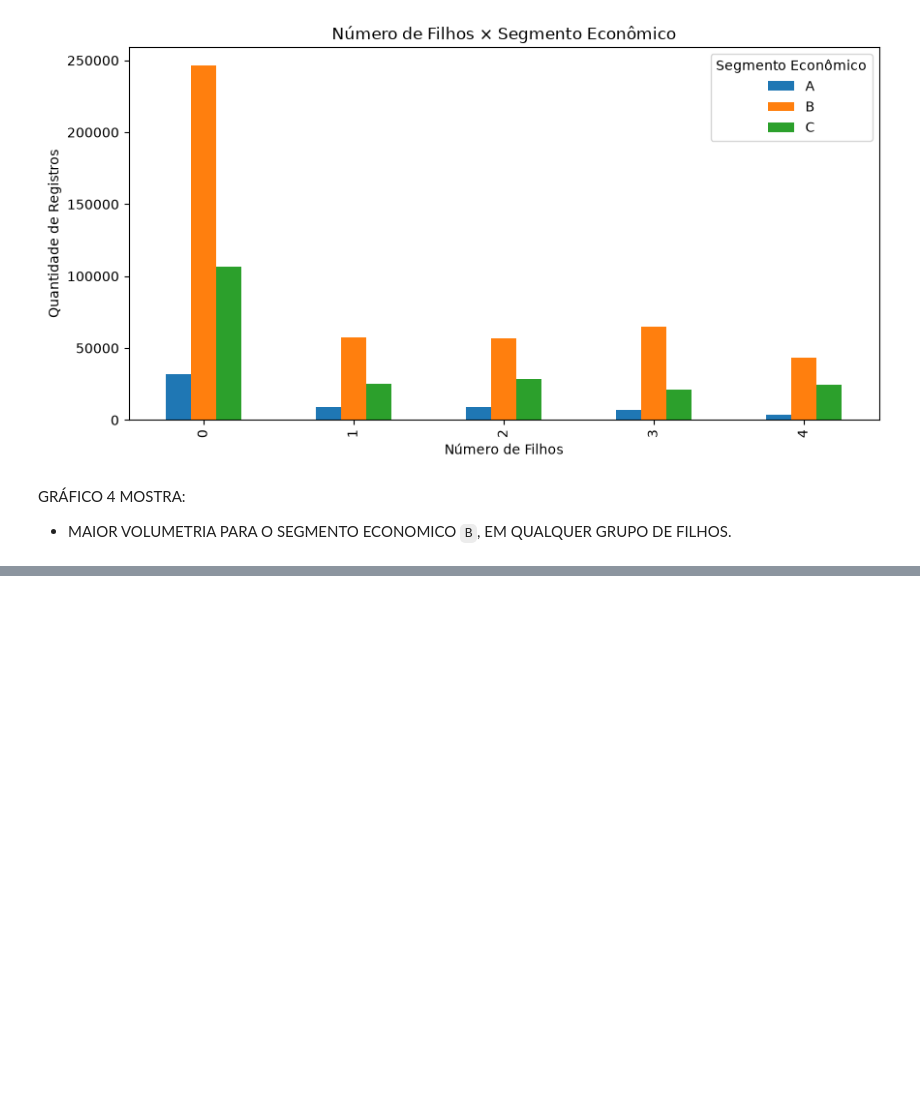
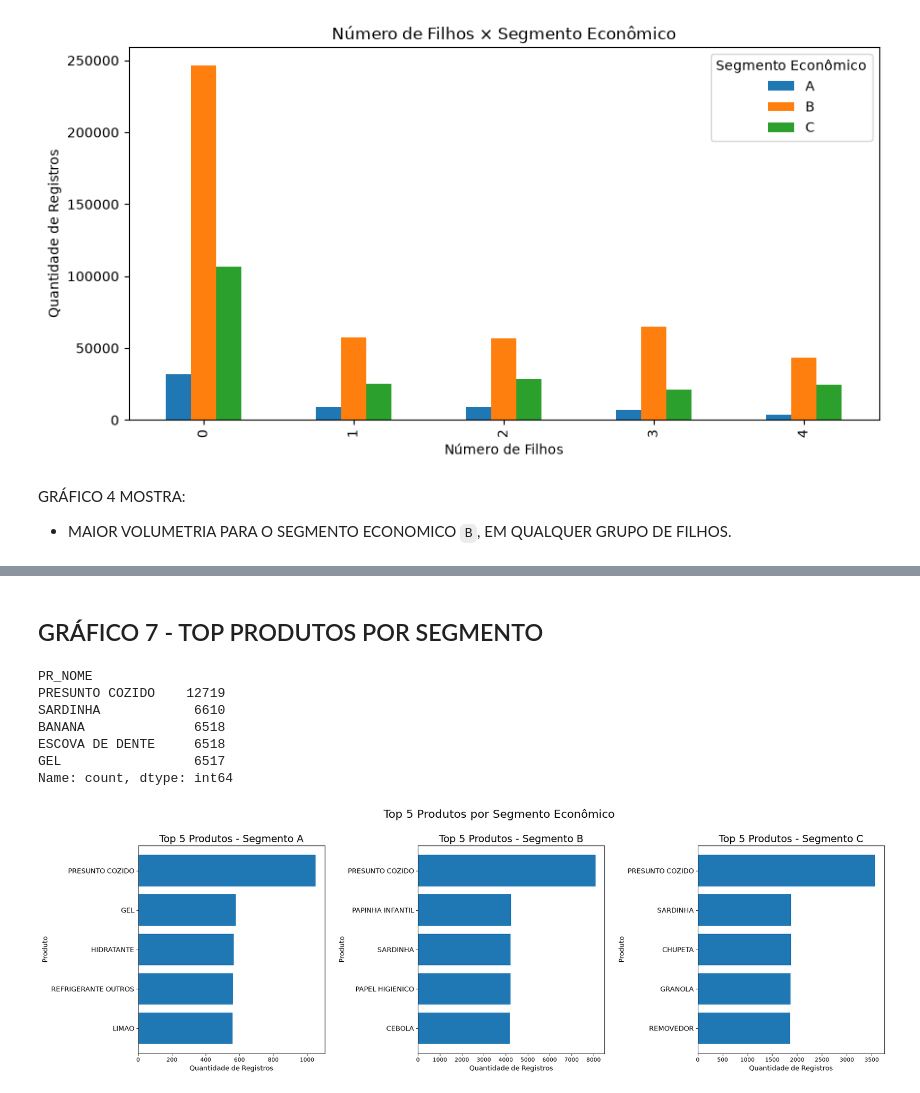
Before and after one commit to FelipeBusa/mini_projeto_turma05, a Jupyter notebook: Mini_Projeto_Felipe_Busarello.ipynb, the cells around one changed output, grey strips where cells are left out. Cells and saved outputs as stored; diff of their text form; code cells hidden in the pictures; blank space fills up the shorter version.

```diff
--- a/Mini_Projeto_Felipe_Busarello.ipynb
+++ b/Mini_Projeto_Felipe_Busarello.ipynb
@@ -851,0 +897,39 @@ GRÁFICO 4 MOSTRA:
+# %% [markdown]
+## GRÁFICO 7 - TOP PRODUTOS POR SEGMENTO
+# %%
+# ===========
+# TOP 5 PRODUTOS COM MAIORES REGISTROS
+# ===========
+top_produtos = df_copia["PR_NOME"].value_counts().head(5)
+display(top_produtos)
+
+
+# ===========
+# CRIANDO GRÁFICO POR SEGMENTO
+# ===========
+segmentos = sorted(df_copia["CL_SEG"].unique())
+fig, axes = plt.subplots(1,3,figsize=(24, 7))
+axes = axes.flatten()
+
+for i, segmento in enumerate(segmentos):
+    df_segmento = df_copia[df_copia["CL_SEG"] == segmento]
+    top_produtos = (df_segmento["PR_NOME"].value_counts().head(5).sort_values(ascending=True))
+    axes[i].barh(top_produtos.index,top_produtos.values)
+    axes[i].set_title(f"Top 5 Produtos - Segmento {segmento}",fontsize=18)
+    axes[i].set_xlabel("Quantidade de Registros", fontsize=12)
+    axes[i].set_ylabel("Produto", fontsize=12)
+    axes[i].tick_params(axis="y",labelsize=12)
+
+plt.suptitle("Top 5 Produtos por Segmento Econômico",fontsize=20)
+plt.subplots_adjust(wspace=0.5,top=0.85)
+plt.savefig("Graficos/grafico7_top5_produtos_segmento_economico.png",dpi=300,bbox_inches="tight")
+plt.show()
+# %% [output]
+PR_NOME
+PRESUNTO COZIDO    12719
+SARDINHA            6610
+BANANA              6518
+ESCOVA DE DENTE     6518
+GEL                 6517
+Name: count, dtype: int64
+[figure, added]
```
Also changed, not shown: parts of 16 cells of this notebook.
